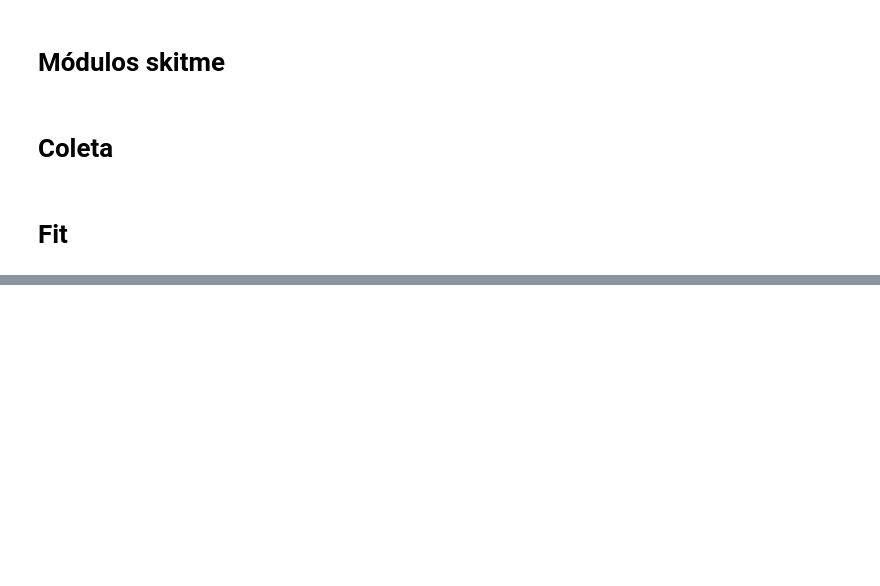
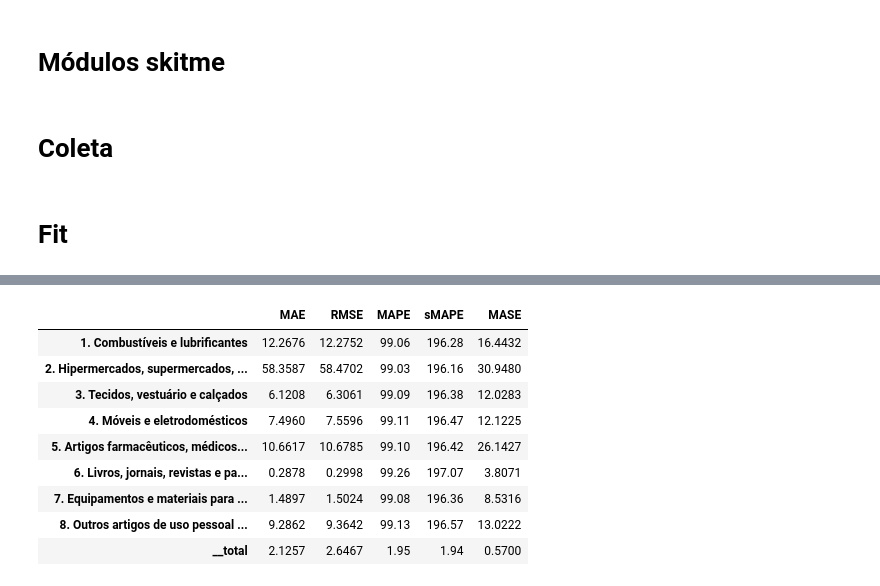
Before and after one commit to davi-lisboa/PMC_Hier_Forecast, a Jupyter notebook: experiments/model_tests.ipynb, the cells around one changed output, grey strips where cells are left out. Cells and saved outputs as stored; diff of their text form; code cells hidden in the pictures; blank space fills up the shorter version.

```diff
--- a/experiments/model_tests.ipynb
+++ b/experiments/model_tests.ipynb
@@ -197,0 +240,14 @@ pmc_agg = (
+# %%
+td_share_pipe = TransformedTargetForecaster(steps=[
+    # ('log', LogTransformer()),
+    ('deseason', Deseasonalizer(sp=12)),
+    ('diff', Differencer()),
+    ('forecaster', ensemble),
+    ('reconciler', TopdownReconciler(method='td_share'))
+
+])
+
+td_share_pipe.fit(train, fh=fh)
+td_share_preds = td_share_pipe.predict()
+
+td_share_preds
@@ -197,0 +269,13 @@ pmc_agg = (
+# %%
+metrics(test, td_share_preds, train).round(4)
+# %% [output]
+|  | MAE | RMSE | MAPE | sMAPE | MASE |
+| 1. Combustíveis e lubrificantes | 12.2676 | 12.2752 | 99.06 | 196.28 | 16.4432 |
+| 2. Hipermercados, supermercados, ... | 58.3587 | 58.4702 | 99.03 | 196.16 | 30.9480 |
+| 3. Tecidos, vestuário e calçados | 6.1208 | 6.3061 | 99.09 | 196.38 | 12.0283 |
+| 4. Móveis e eletrodomésticos | 7.4960 | 7.5596 | 99.11 | 196.47 | 12.1225 |
+| 5. Artigos farmacêuticos, médicos... | 10.6617 | 10.6785 | 99.10 | 196.42 | 26.1427 |
+| 6. Livros, jornais, revistas e pa... | 0.2878 | 0.2998 | 99.26 | 197.07 | 3.8071 |
+| 7. Equipamentos e materiais para ... | 1.4897 | 1.5024 | 99.08 | 196.36 | 8.5316 |
+| 8. Outros artigos de uso pessoal ... | 9.2862 | 9.3642 | 99.13 | 196.57 | 13.0222 |
+| __total | 2.1257 | 2.6467 | 1.95 | 1.94 | 0.5700 |
```
Also changed, not shown: parts of 29 cells of this notebook, 5 other files.
